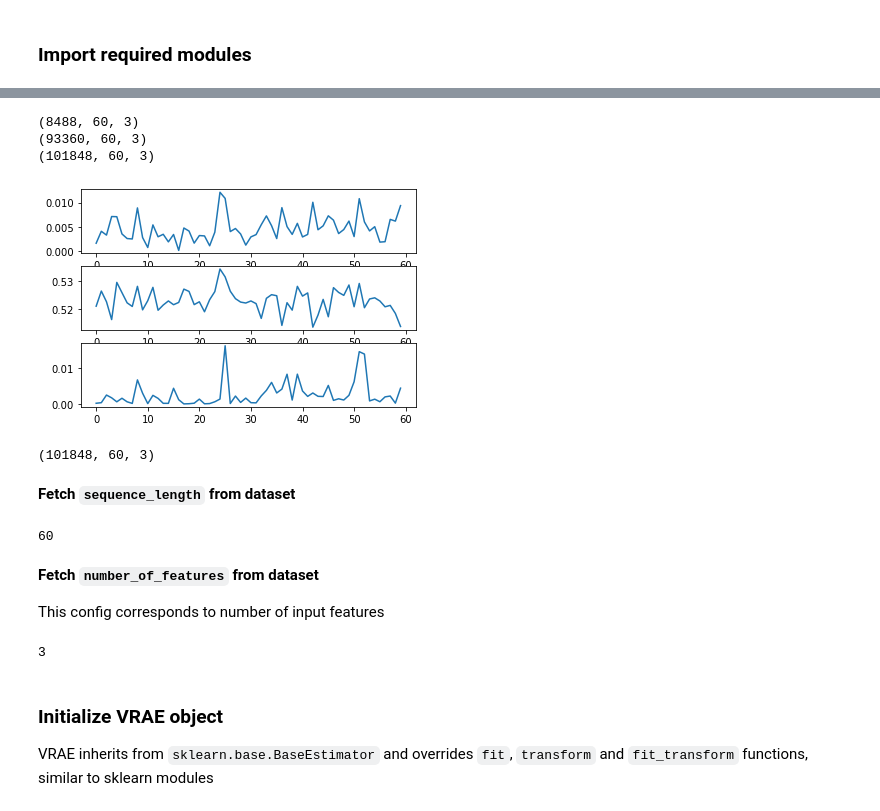
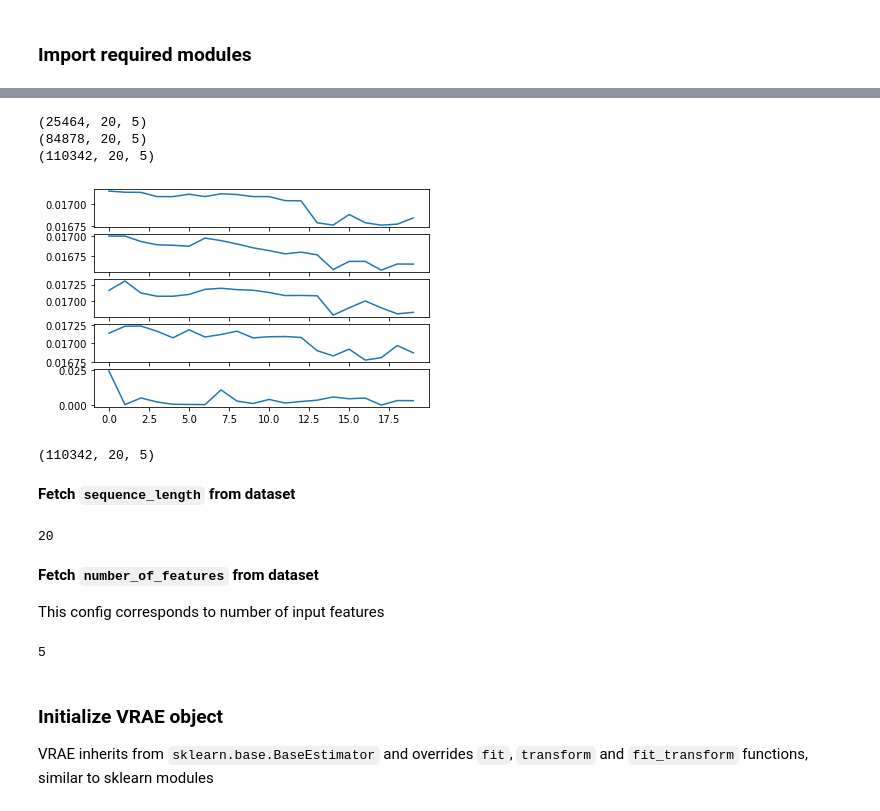
Before and after one commit to simutisernestas/cbaf, a Jupyter notebook: Timeseries_clustering.ipynb, the cells around one changed output, grey strips where cells are left out. Cells and saved outputs as stored; diff of their text form; code cells hidden in the pictures.

Commit message:
optimal vae coinbase data only

```diff
--- a/Timeseries_clustering.ipynb
+++ b/Timeseries_clustering.ipynb
@@ -37,19 +37,19 @@ import numpy as np
 import matplotlib.pyplot as plt
 
 # TODO: experiment with different?
-SEQUENCE = 60
+SEQUENCE = 20
 
 # [ time, low, high, open, close, volume ]
 data = np.genfromtxt('eggs.csv', delimiter=',')
 data = np.flip(data, axis=0)
 data = data[:,1:]
 # %%
-# reduce dimensions
-low_high_delta = data[:,1]-data[:,0]
-open_close_delta = data[:,3]-data[:,2]
-data[:,0] = low_high_delta
-data[:,1] = open_close_delta
-data = np.delete(data, [2,3], axis=1)
+# # reduce dimensions
+# low_high_delta = data[:,1]-data[:,0]
+# open_close_delta = data[:,3]-data[:,2]
+# data[:,0] = low_high_delta
+# data[:,1] = open_close_delta
+# data = np.delete(data, [2,3], axis=1)
 # %%
 # normalize
 min_points, max_points = np.min(data,axis=0), np.max(data,axis=0)
@@ -66,7 +66,7 @@ missing = (data.shape[0]) % PARTS
 splits = np.array(np.array_split(data[missing:], PARTS))
 # %%
 sequences = []
-HOPS = [int(SEQUENCE/2), int(SEQUENCE/3), int(SEQUENCE/6)]
+HOPS = [int(SEQUENCE/3)] # , int(SEQUENCE/3), int(SEQUENCE/5)
 for h in HOPS:
     if not isinstance(h, int):
         raise AssertionError
@@ -84,18 +84,18 @@ print(sequences.shape)
 data = np.concatenate((splits,sequences))
 print(data.shape)
 # %% [output]
-(8488, 60, 3)
-(93360, 60, 3)
-(101848, 60, 3)
+(25464, 20, 5)
+(84878, 20, 5)
+(110342, 20, 5)
 # %%
-SAMPLE = 85333
-fig, axs = plt.subplots(3)
-axs[0].plot(data[SAMPLE, :, 0])
-axs[1].plot(data[SAMPLE, :, 1])
-axs[2].plot(data[SAMPLE, :, 2])
+SAMPLE = 333
+feature_count = data.shape[2]
+fig, axs = plt.subplots(feature_count)
+for i in range(data.shape[2]):
+    axs[i].plot(data[SAMPLE, :, i])
 plt.show()
 data.shape
 # %% [output]
-[figure, old version]
+[figure, new version]
-(101848, 60, 3)
+(110342, 20, 5)
 # %%
@@ -107,7 +107,7 @@ train_dataset = TensorDataset(torch.from_numpy(X_train))
 sequence_length = X_train.shape[1]
 sequence_length
 # %% [output]
-60
+20
 # %% [markdown]
 **Fetch `number_of_features` from dataset**
 
@@ -116,5 +116,5 @@ This config corresponds to number of input features
 number_of_features = X_train.shape[2]
 number_of_features
 # %% [output]
-3
+5
 # %%
```
Also changed, not shown: parts of 6 cells of this notebook, 1 other file.
